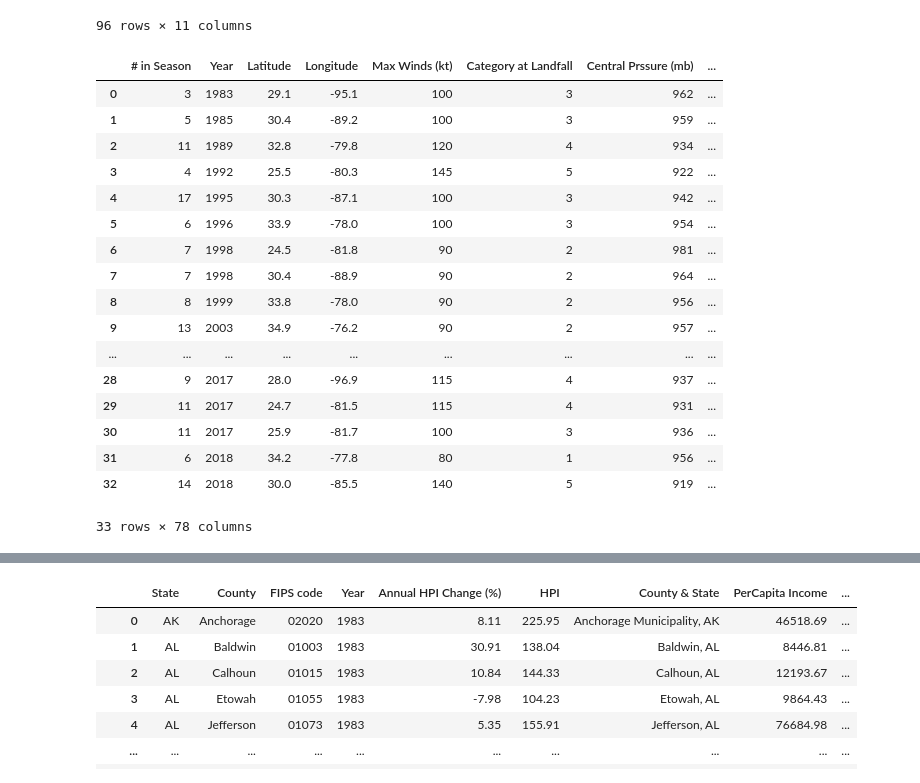
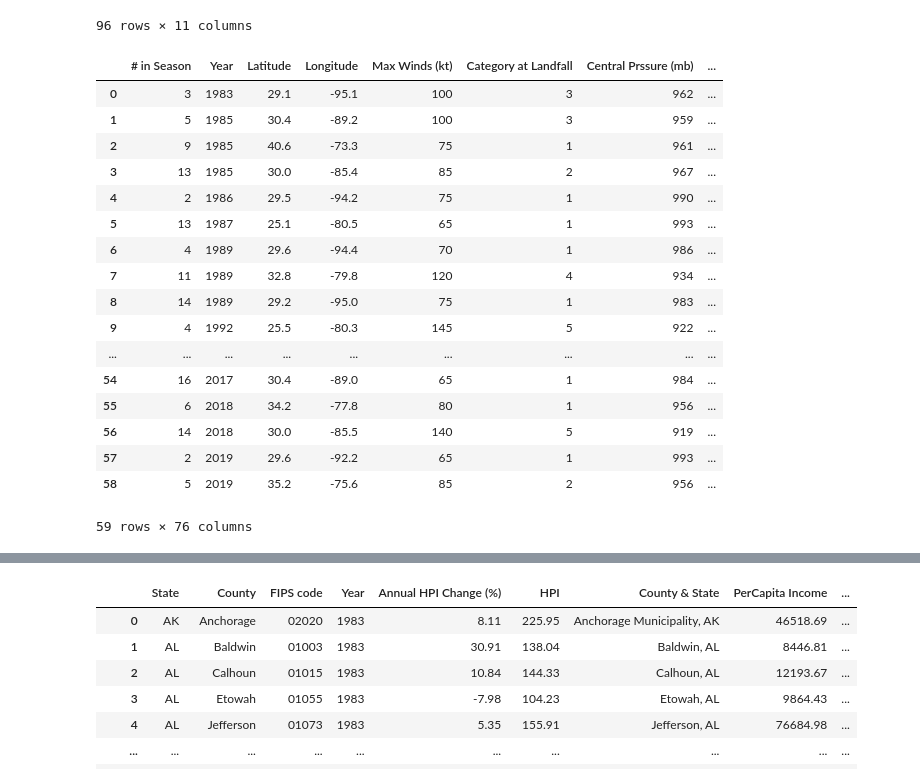
Before and after one commit to chrisadamsv/Dream-Team-Project1, a Jupyter notebook: Project_Data/Data_Analysis.ipynb, the cells around one changed output, grey strips where cells are left out. Cells and saved outputs as stored; diff of their text form; code cells hidden in the pictures.

```diff
--- a/Project_Data/Data_Analysis.ipynb
+++ b/Project_Data/Data_Analysis.ipynb
@@ -23,24 +27,24 @@ formatted_landfall_df
 | 95 | 9 | 2023 | 29.9 | -83.6 | 100 | 3 | 950 | ... |
 96 rows × 11 columns
 # %%
-hurricane_bea_hpi_df = pd.read_csv('Output_CSVs/hurricane_bea_hpi_data.csv')
-hurricane_bea_hpi_df
+landfall_bea_hpi_df = pd.read_csv('Output_CSVs/landfall_bea_hpi_data.csv')
+landfall_bea_hpi_df
 # %% [output]
 |  | # in Season | Year | Latitude | Longitude | Max Winds (kt) | Category at Landfall | Central Prssure (mb) | ... |
 | 0 | 3 | 1983 | 29.1 | -95.1 | 100 | 3 | 962 | ... |
 | 1 | 5 | 1985 | 30.4 | -89.2 | 100 | 3 | 959 | ... |
-| 2 | 11 | 1989 | 32.8 | -79.8 | 120 | 4 | 934 | ... |
-| 3 | 4 | 1992 | 25.5 | -80.3 | 145 | 5 | 922 | ... |
-| 4 | 17 | 1995 | 30.3 | -87.1 | 100 | 3 | 942 | ... |
-| 5 | 6 | 1996 | 33.9 | -78.0 | 100 | 3 | 954 | ... |
-| 6 | 7 | 1998 | 24.5 | -81.8 | 90 | 2 | 981 | ... |
-| 7 | 7 | 1998 | 30.4 | -88.9 | 90 | 2 | 964 | ... |
-| 8 | 8 | 1999 | 33.8 | -78.0 | 90 | 2 | 956 | ... |
-| 9 | 13 | 2003 | 34.9 | -76.2 | 90 | 2 | 957 | ... |
+| 2 | 9 | 1985 | 40.6 | -73.3 | 75 | 1 | 961 | ... |
+| 3 | 13 | 1985 | 30.0 | -85.4 | 85 | 2 | 967 | ... |
+| 4 | 2 | 1986 | 29.5 | -94.2 | 75 | 1 | 990 | ... |
+| 5 | 13 | 1987 | 25.1 | -80.5 | 65 | 1 | 993 | ... |
+| 6 | 4 | 1989 | 29.6 | -94.4 | 70 | 1 | 986 | ... |
+| 7 | 11 | 1989 | 32.8 | -79.8 | 120 | 4 | 934 | ... |
+| 8 | 14 | 1989 | 29.2 | -95.0 | 75 | 1 | 983 | ... |
+| 9 | 4 | 1992 | 25.5 | -80.3 | 145 | 5 | 922 | ... |
 | ... | ... | ... | ... | ... | ... | ... | ... | ... |
-| 28 | 9 | 2017 | 28.0 | -96.9 | 115 | 4 | 937 | ... |
-| 29 | 11 | 2017 | 24.7 | -81.5 | 115 | 4 | 931 | ... |
-| 30 | 11 | 2017 | 25.9 | -81.7 | 100 | 3 | 936 | ... |
-| 31 | 6 | 2018 | 34.2 | -77.8 | 80 | 1 | 956 | ... |
-| 32 | 14 | 2018 | 30.0 | -85.5 | 140 | 5 | 919 | ... |
+| 54 | 16 | 2017 | 30.4 | -89.0 | 65 | 1 | 984 | ... |
+| 55 | 6 | 2018 | 34.2 | -77.8 | 80 | 1 | 956 | ... |
+| 56 | 14 | 2018 | 30.0 | -85.5 | 140 | 5 | 919 | ... |
+| 57 | 2 | 2019 | 29.6 | -92.2 | 65 | 1 | 993 | ... |
+| 58 | 5 | 2019 | 35.2 | -75.6 | 85 | 2 | 956 | ... |
-33 rows × 78 columns
+59 rows × 76 columns
```
Also changed, not shown: parts of 16 cells of this notebook, 13 other files.
